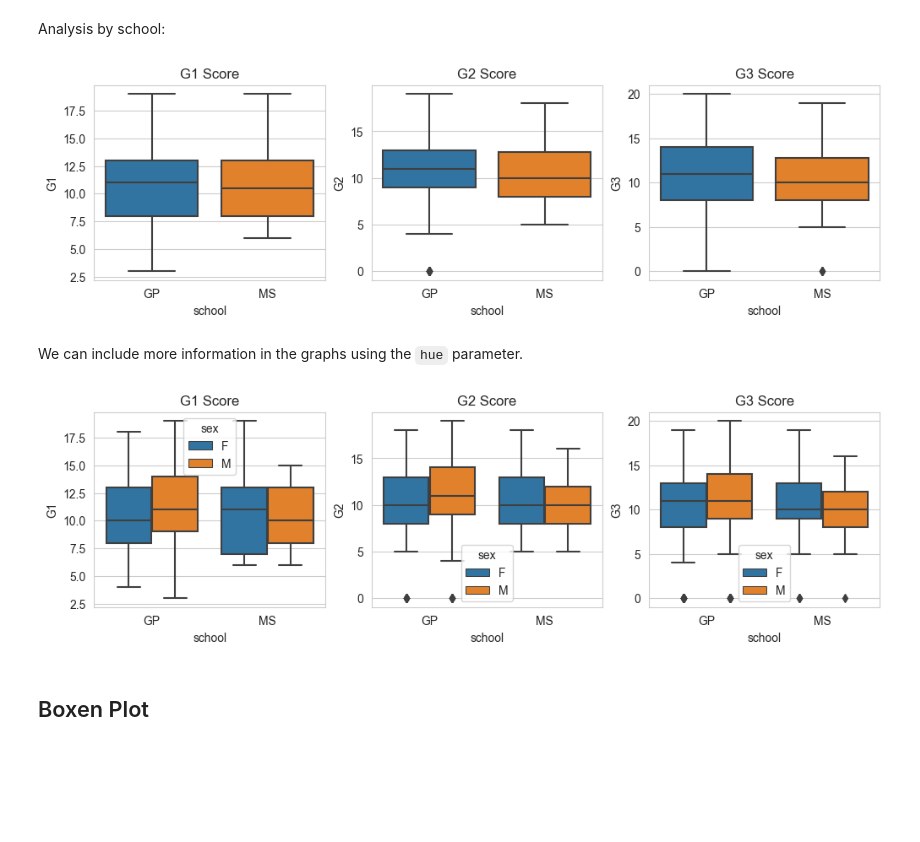
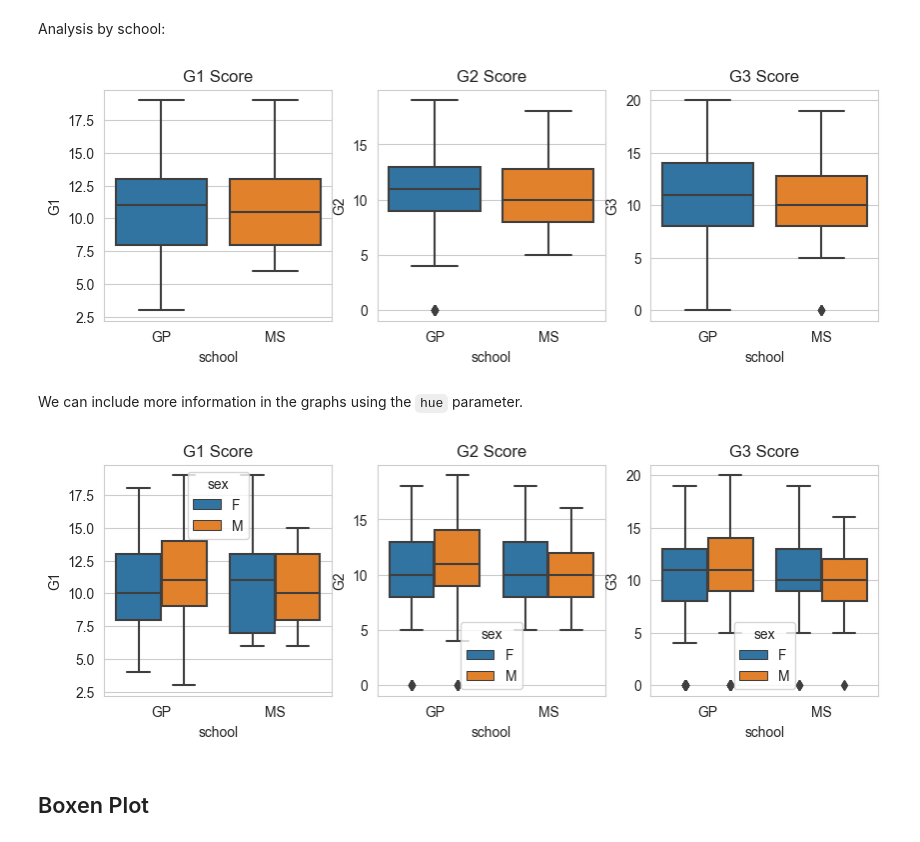
Before and after one commit to Goliath-Research/Computational-Statistics, a Jupyter notebook: 03-Descriptive Statistics/02-Central_Tendency.ipynb, the cells around one changed output. Drawn from its saved outputs; the diff is of its cells as text; code cells hidden in the pictures; blank space fills up the shorter version.

```diff
--- a/03-Descriptive Statistics/02-Central_Tendency.ipynb
+++ b/03-Descriptive Statistics/02-Central_Tendency.ipynb
@@ -360,25 +354,25 @@ plt.title('G3 Score');
 # %% [markdown]
 Analysis by school:
 # %%
-plt.figure(figsize=(12,3))
+plt.figure(figsize=(10,3))
 
 plt.subplot(131)
 sns.boxplot(x=data.school, y=data.G1)
 plt.title('G1 Score')
 
 plt.subplot(132)
 sns.boxplot(x=data.school, y=data.G2)
 plt.title('G2 Score')
 
 plt.subplot(133)
 sns.boxplot(x=data.school, y=data.G3)
 plt.title('G3 Score');
 # %% [output]
-[figure, old version]
+[figure, new version]
 # %% [markdown]
 We can include more information in the graphs using the `hue` parameter.
 # %%
-plt.figure(figsize=(12,3))
+plt.figure(figsize=(10,3))
 
 plt.subplot(131)
 sns.boxplot(x=data.school, y=data.G1, hue=data.sex)
@@ -392,7 +386,7 @@ plt.subplot(133)
 sns.boxplot(x=data.school, y=data.G3, hue=data.sex)
 plt.title('G3 Score');
 # %% [output]
-[figure, old version]
+[figure, new version]
 # %% [markdown]
 ## Boxen Plot
 # %% [markdown]
```
Also changed, not shown: parts of 15 cells of this notebook, 3 other files.
